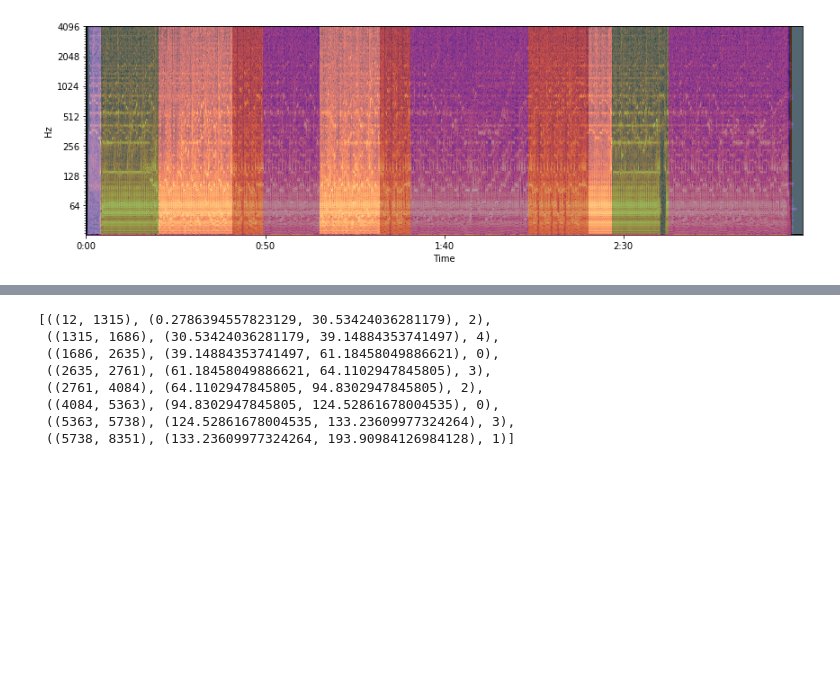
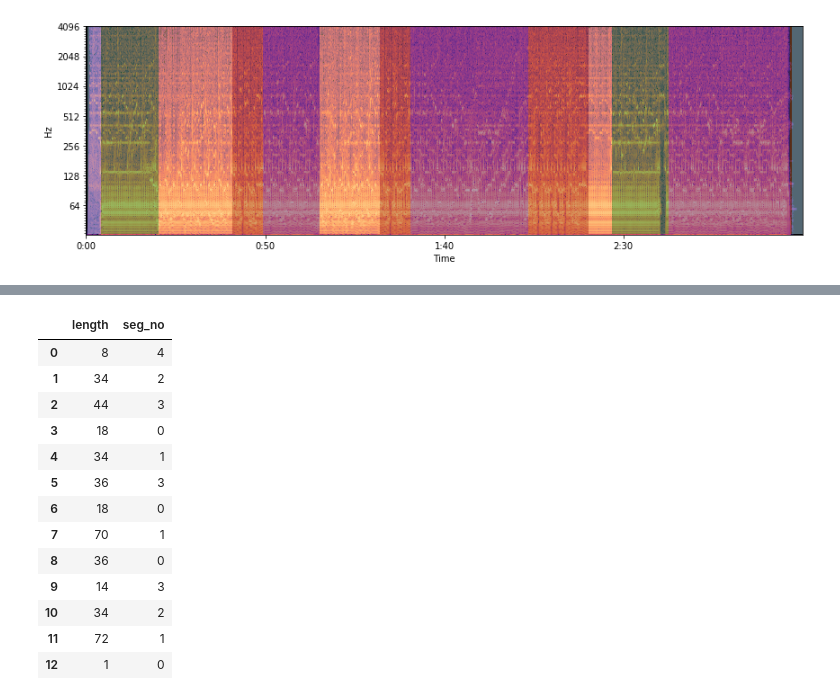
Before and after one commit to wvsharber/BeatMapSynthesizer, a Jupyter notebook: notebooks/Music_analysis.ipynb, the cells around one changed output, grey strips where cells are left out. Saved outputs shown, nothing was run; the diff lists cells and outputs as text; code cells hidden in the pictures; blank space fills up the shorter version.

```diff
--- a/Music_analysis.ipynb
+++ b/notebooks/Music_analysis.ipynb
@@ -615,11 +615,24 @@ y, sr = librosa.load('song.ogg')
-# %%
-laplacian_segmentation(y, sr)
-# %% [output]
-[((12, 1315), (0.2786394557823129, 30.53424036281179), 2),
- ((1315, 1686), (30.53424036281179, 39.14884353741497), 4),
- ((1686, 2635), (39.14884353741497, 61.18458049886621), 0),
- ((2635, 2761), (61.18458049886621, 64.1102947845805), 3),
- ((2761, 4084), (64.1102947845805, 94.8302947845805), 2),
- ((4084, 5363), (94.8302947845805, 124.52861678004535), 0),
- ((5363, 5738), (124.52861678004535, 133.23609977324264), 3),
- ((5738, 8351), (133.23609977324264, 193.90984126984128), 1)]
+# %%
+lengths = []
+for seg in segments:
+    length = seg[0][1] - seg[0][0]
+    lengths.append(length)
+# %%
+df = pd.concat([pd.Series(lengths, name = 'length'), pd.Series([x[1] for x in segments], name = 'seg_no')], axis = 1)
+# %%
+df
+# %% [output]
+|  | length | seg_no |
+| 0 | 8 | 4 |
+| 1 | 34 | 2 |
+| 2 | 44 | 3 |
+| 3 | 18 | 0 |
+| 4 | 34 | 1 |
+| 5 | 36 | 3 |
+| 6 | 18 | 0 |
+| 7 | 70 | 1 |
+| 8 | 36 | 0 |
+| 9 | 14 | 3 |
+| 10 | 34 | 2 |
+| 11 | 72 | 1 |
+| 12 | 1 | 0 |
```
Also changed, not shown: parts of 11 cells of this notebook, 16 other files.
